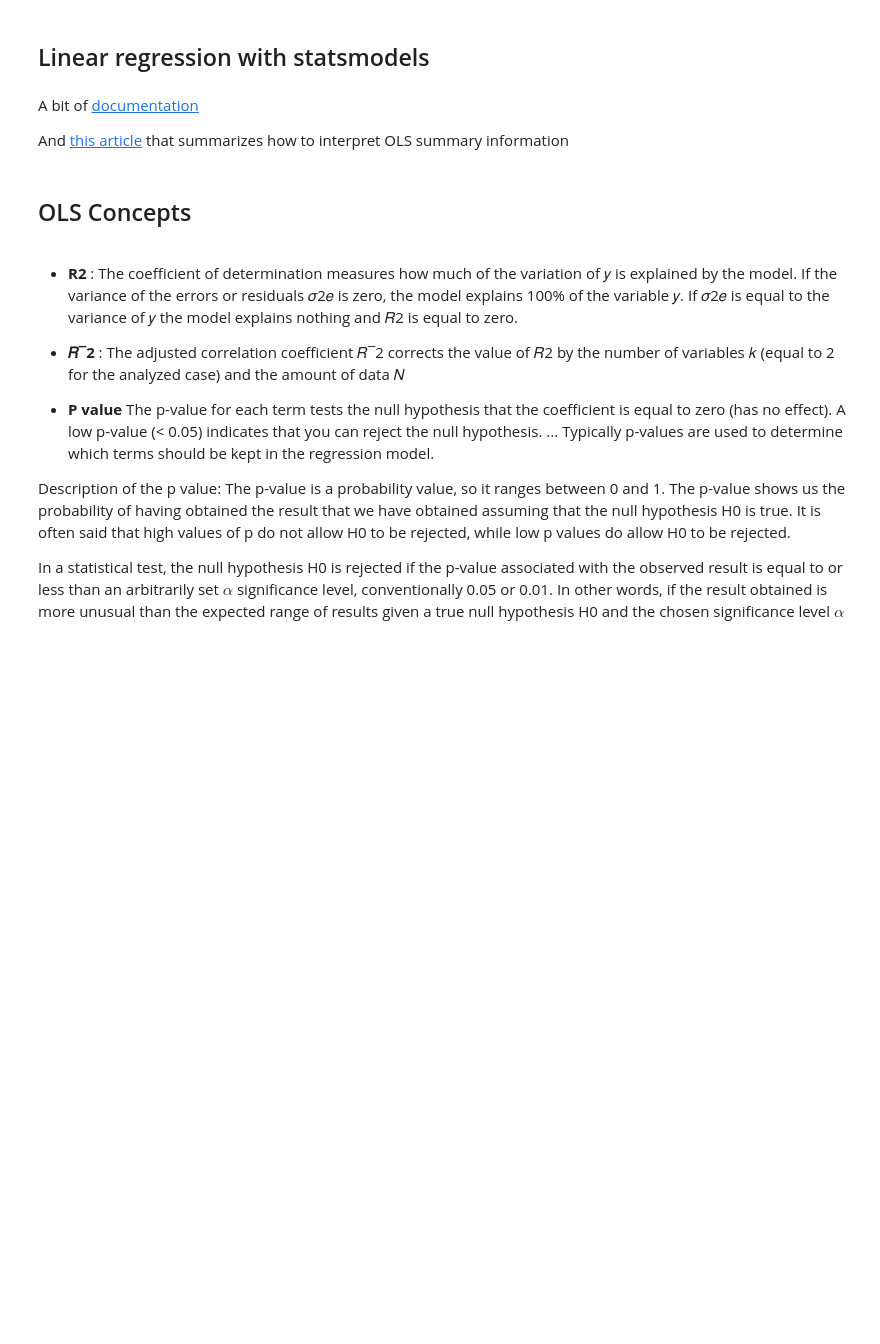
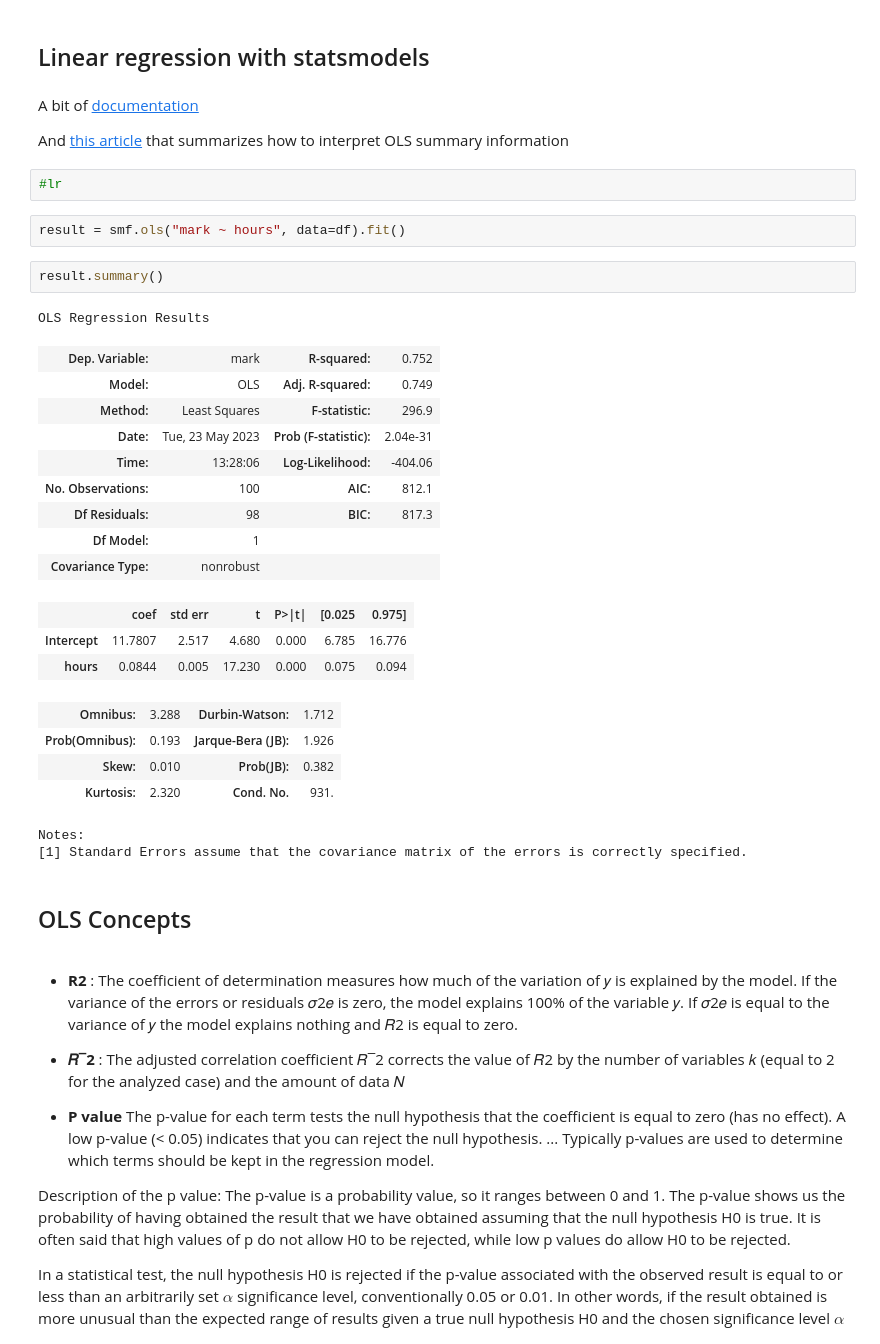
Before and after one commit to Ironhack-data-bcn-april-2023/lectures, a Jupyter notebook: week-7/01 - Linear regression.ipynb, the cells around one changed output. Saved outputs shown, nothing was run; the diff lists cells and outputs as text; blank space fills up the shorter version.

```diff
--- a/week-7/01 - Linear regression.ipynb
+++ b/week-7/01 - Linear regression.ipynb
@@ -453,6 +552,32 @@ Read more about MAE, MSE, RMSE AND R2 [here](http://medium.com/analytics-vidhya/
 A bit of [documentation](https://www.statsmodels.org/stable/generated/statsmodels.regression.linear_model.OLS.html)
 
 And [this article](https://jyotiyadav99111.medium.com/statistics-how-should-i-interpret-results-of-ols-3bde1ebeec01) that summarizes how to interpret OLS summary information
+# %%
+#lr
+# %%
+result = smf.ols("mark ~ hours", data=df).fit()
+# %%
+result.summary()
+# %% [output]
+OLS Regression Results
+| Dep. Variable: | mark | R-squared: | 0.752 |
+| Model: | OLS | Adj. R-squared: | 0.749 |
+| Method: | Least Squares | F-statistic: | 296.9 |
+| Date: | Tue, 23 May 2023 | Prob (F-statistic): | 2.04e-31 |
+| Time: | 13:28:06 | Log-Likelihood: | -404.06 |
+| No. Observations: | 100 | AIC: | 812.1 |
+| Df Residuals: | 98 | BIC: | 817.3 |
+| Df Model: | 1 |  |  |
+| Covariance Type: | nonrobust |  |  |
+|  | coef | std err | t | P>|t| | [0.025 | 0.975] |
+| Intercept | 11.7807 | 2.517 | 4.680 | 0.000 | 6.785 | 16.776 |
+| hours | 0.0844 | 0.005 | 17.230 | 0.000 | 0.075 | 0.094 |
+| Omnibus: | 3.288 | Durbin-Watson: | 1.712 |
+| Prob(Omnibus): | 0.193 | Jarque-Bera (JB): | 1.926 |
+| Skew: | 0.010 | Prob(JB): | 0.382 |
+| Kurtosis: | 2.320 | Cond. No. | 931. |
+Notes:
+[1] Standard Errors assume that the covariance matrix of the errors is correctly specified.
 # %% [markdown]
 ## OLS Concepts
 # %% [markdown]
```
Also changed, not shown: parts of 107 cells of this notebook.
